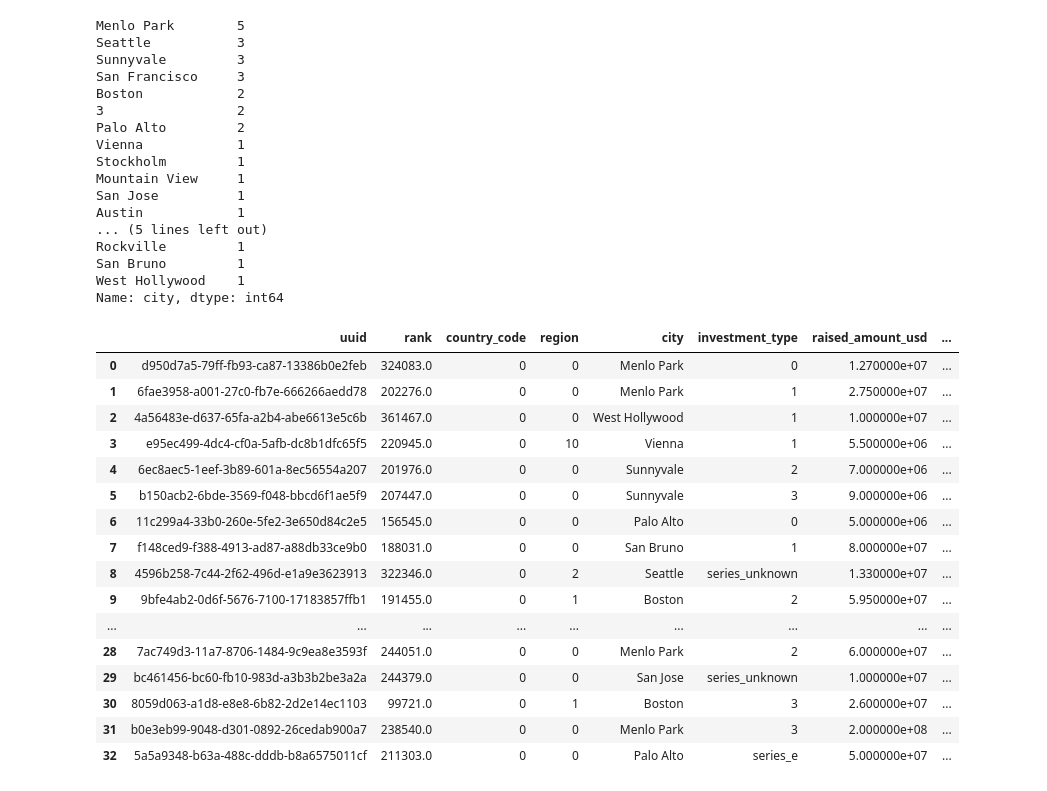
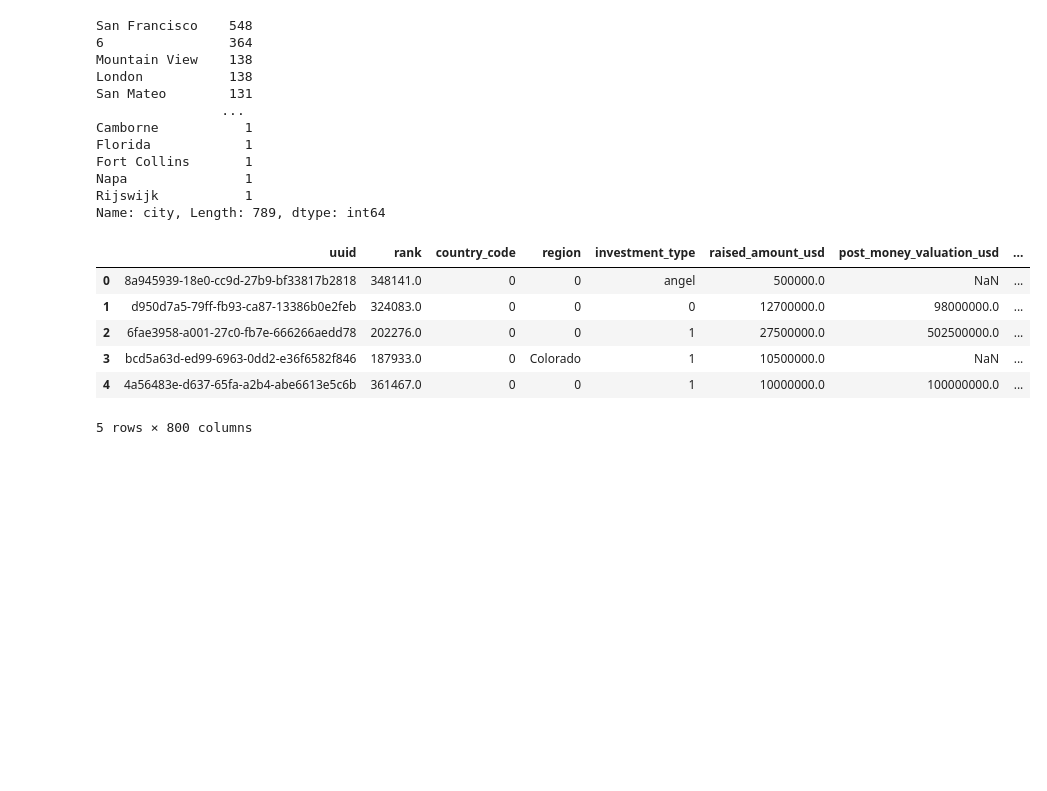
Before and after one commit to StardustLID/TEMG4952A-TEAM-5, a Jupyter notebook: bulk_export_processed/Funds_preprocessing.ipynb, the cells around one changed output. Cells and saved outputs as stored; diff of their text form; code cells hidden in the pictures; blank space fills up the shorter version.

```diff
--- a/bulk_export_processed/Funds_preprocessing.ipynb
+++ b/bulk_export_processed/Funds_preprocessing.ipynb
@@ -5,2 +30,3 @@ df = pd.read_csv("funding_rounds_processed.csv")
 # %%
-df.dropna(axis=0, how='any',inplace = True)
+# drop rows that has null raised_amount_usd
+df.dropna(axis=0, how='any', subset=['raised_amount_usd'], inplace = True)
@@ -6,0 +62,15 @@ df.dropna(axis=0, how='any',inplace = True)
+# %%
+# outlier_threshold = 1e8
+# df_for_hist = df.drop(df[df['raised_amount_usd'] > outlier_threshold].index)
+# Stardust: I commented out this coz the raw plot was too awful
+# very few outliers, but each has dominating amounts of raised amounts
+# at least see the overall pattern first
+
+df['raised_amount_usd_log'] = df['raised_amount_usd'].map(math.log)
+
+fig, ax = plt.subplots()
+# df_for_hist['raised_amount_usd'].plot.hist(figsize=(10,5))
+df['raised_amount_usd_log'].plot.hist(figsize=(10,5), bins=100)
+# ax.set_title('Histogram of raised_amount_usd')
+ax.set_title('Histogram of raised_amount_usd in Log Scale')
+plt.show()
@@ -30,8 +125,8 @@ seed               1
 Name: investment_type, dtype: int64
 # %%
 df['investment_type'].value_counts()
-cleanup_nums = {"series_a": 0, "series_b": 1, "series_c": 2, "series_d": 3, "seroes_3": 4, "private_equity":5, \
-               "seed":6, "corporate_fund":7}
+cleanup_nums = {"series_a": 0, "series_b": 1, "series_c": 2, "series_d": 3, "series_e": 4, "private_equity":5, \
+               "seed":6, "corporate_fund":7} # also add angel?
 df = df.replace(cleanup_nums)
 df['region'].value_counts()
 # %% [output]
@@ -50,44 +145,29 @@ Name: region, dtype: int64
 # %%
 cleanup_nums = {"California": 0, "Massachusetts": 1, "Washington": 2, "Beijing": 3, "Yerushalayim": 4, \
-                "North Carolina":5, "New York":6, "Maryland ":7, "Stockholms Lan":8, "Texas":9, "Virginia": 10}
+                "North Carolina":5, "New York":6, "Maryland":7, "Stockholms Lan":8, "Texas":9, "Virginia": 10}
 df = df.replace(cleanup_nums)
 df['city'].value_counts()
 # %% [output]
-Menlo Park        5
-Seattle           3
-Sunnyvale         3
-San Francisco     3
-Boston            2
-3                 2
-Palo Alto         2
-Vienna            1
-Stockholm         1
-Mountain View     1
-San Jose          1
-Austin            1
-... (5 lines left out)
-Rockville         1
-San Bruno         1
-West Hollywood    1
-Name: city, dtype: int64
+San Francisco    548
+6                364
+Mountain View    138
+London           138
+San Mateo        131
+                ...
+Camborne           1
+Florida            1
+Fort Collins       1
+Napa               1
+Rijswijk           1
+Name: city, Length: 789, dtype: int64
 # %%
 pd.get_dummies(df, columns=["city"]).head()
-df
+# df
 # %% [output]
-|  | uuid | rank | country_code | region | city | investment_type | raised_amount_usd | ... |
-| 0 | d950d7a5-79ff-fb93-ca87-13386b0e2feb | 324083.0 | 0 | 0 | Menlo Park | 0 | 1.270000e+07 | ... |
-| 1 | 6fae3958-a001-27c0-fb7e-666266aedd78 | 202276.0 | 0 | 0 | Menlo Park | 1 | 2.750000e+07 | ... |
-| 2 | 4a56483e-d637-65fa-a2b4-abe6613e5c6b | 361467.0 | 0 | 0 | West Hollywood | 1 | 1.000000e+07 | ... |
-| 3 | e95ec499-4dc4-cf0a-5afb-dc8b1dfc65f5 | 220945.0 | 0 | 10 | Vienna | 1 | 5.500000e+06 | ... |
-| 4 | 6ec8aec5-1eef-3b89-601a-8ec56554a207 | 201976.0 | 0 | 0 | Sunnyvale | 2 | 7.000000e+06 | ... |
-| 5 | b150acb2-6bde-3569-f048-bbcd6f1ae5f9 | 207447.0 | 0 | 0 | Sunnyvale | 3 | 9.000000e+06 | ... |
-| 6 | 11c299a4-33b0-260e-5fe2-3e650d84c2e5 | 156545.0 | 0 | 0 | Palo Alto | 0 | 5.000000e+06 | ... |
-| 7 | f148ced9-f388-4913-ad87-a88db33ce9b0 | 188031.0 | 0 | 0 | San Bruno | 1 | 8.000000e+07 | ... |
-| 8 | 4596b258-7c44-2f62-496d-e1a9e3623913 | 322346.0 | 0 | 2 | Seattle | series_unknown | 1.330000e+07 | ... |
-| 9 | 9bfe4ab2-0d6f-5676-7100-17183857ffb1 | 191455.0 | 0 | 1 | Boston | 2 | 5.950000e+07 | ... |
-| ... | ... | ... | ... | ... | ... | ... | ... | ... |
-| 28 | 7ac749d3-11a7-8706-1484-9c9ea8e3593f | 244051.0 | 0 | 0 | Menlo Park | 2 | 6.000000e+07 | ... |
-| 29 | bc461456-bc60-fb10-983d-a3b3b2be3a2a | 244379.0 | 0 | 0 | San Jose | series_unknown | 1.000000e+07 | ... |
-| 30 | 8059d063-a1d8-e8e8-6b82-2d2e14ec1103 | 99721.0 | 0 | 1 | Boston | 3 | 2.600000e+07 | ... |
-| 31 | b0e3eb99-9048-d301-0892-26cedab900a7 | 238540.0 | 0 | 0 | Menlo Park | 3 | 2.000000e+08 | ... |
-| 32 | 5a5a9348-b63a-488c-dddb-b8a6575011cf | 211303.0 | 0 | 0 | Palo Alto | series_e | 5.000000e+07 | ... |
+|  | uuid | rank | country_code | region | investment_type | raised_amount_usd | post_money_valuation_usd | ... |
+| 0 | 8a945939-18e0-cc9d-27b9-bf33817b2818 | 348141.0 | 0 | 0 | angel | 500000.0 | NaN | ... |
+| 1 | d950d7a5-79ff-fb93-ca87-13386b0e2feb | 324083.0 | 0 | 0 | 0 | 12700000.0 | 98000000.0 | ... |
+| 2 | 6fae3958-a001-27c0-fb7e-666266aedd78 | 202276.0 | 0 | 0 | 1 | 27500000.0 | 502500000.0 | ... |
+| 3 | bcd5a63d-ed99-6963-0dd2-e36f6582f846 | 187933.0 | 0 | Colorado | 1 | 10500000.0 | NaN | ... |
+| 4 | 4a56483e-d637-65fa-a2b4-abe6613e5c6b | 361467.0 | 0 | 0 | 1 | 10000000.0 | 100000000.0 | ... |
+5 rows × 800 columns
```
Also changed, not shown: parts of 12 cells of this notebook.
